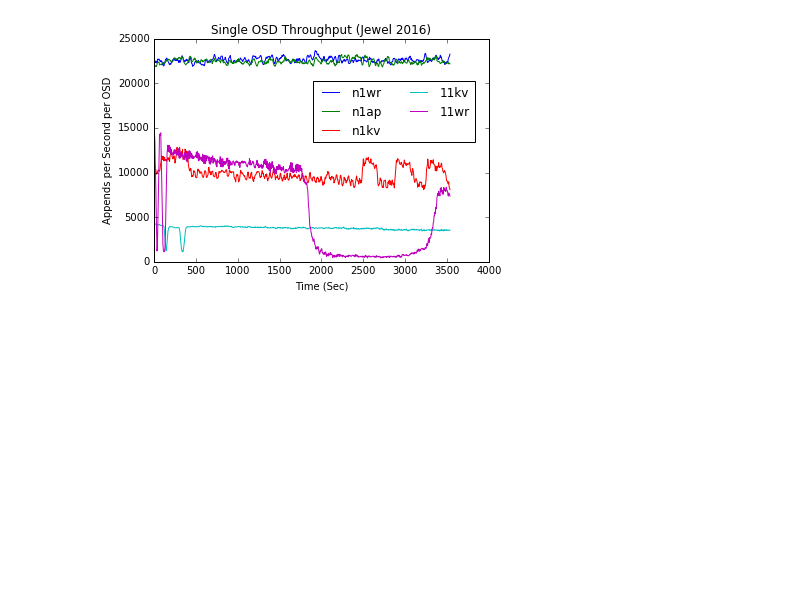
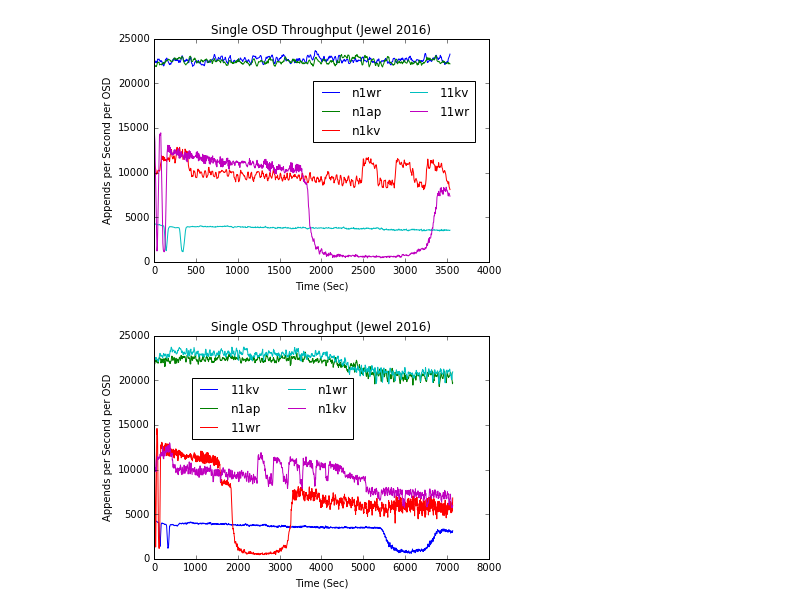
Before and after one commit to michaelsevilla/zlog-popper, a Jupyter notebook: experiments/librados-sweep/visualize.ipynb, the cells around one changed output. Cells and saved outputs as stored; diff of their text form; code cells hidden in the pictures; blank space fills up the shorter version.

Commit message:
expr: add graph for 2hr run
Signed-off-by: Noah Watkins <noahwatkins@gmail.com>

```diff
--- a/experiments/librados-sweep/visualize.ipynb
+++ b/experiments/librados-sweep/visualize.ipynb
@@ -84,3 +84,10 @@ lgd = ax.legend(loc='best', ncol=2, bbox_to_anchor=(0.48,0.52), bbox_transform=p
 plt.savefig('output.soft.reset.png', dpi=300, bbox_inches='tight')
 # %% [output]
 [figure]
+# %%
+traces = glob.glob('results.pd.librados_sweep.node0.04-22-2016_19-51-05/*.log')
+ax = plot_traces(list(traces), 'output.soft.reset.2hr', finish=False)
+lgd = ax.legend(loc='best', ncol=2, bbox_to_anchor=(0.60,0.52), bbox_transform=plt.gcf().transFigure)
+plt.savefig('output.soft.reset.2hr.png', dpi=300, bbox_inches='tight')
+# %% [output]
+[figure, added]
```
